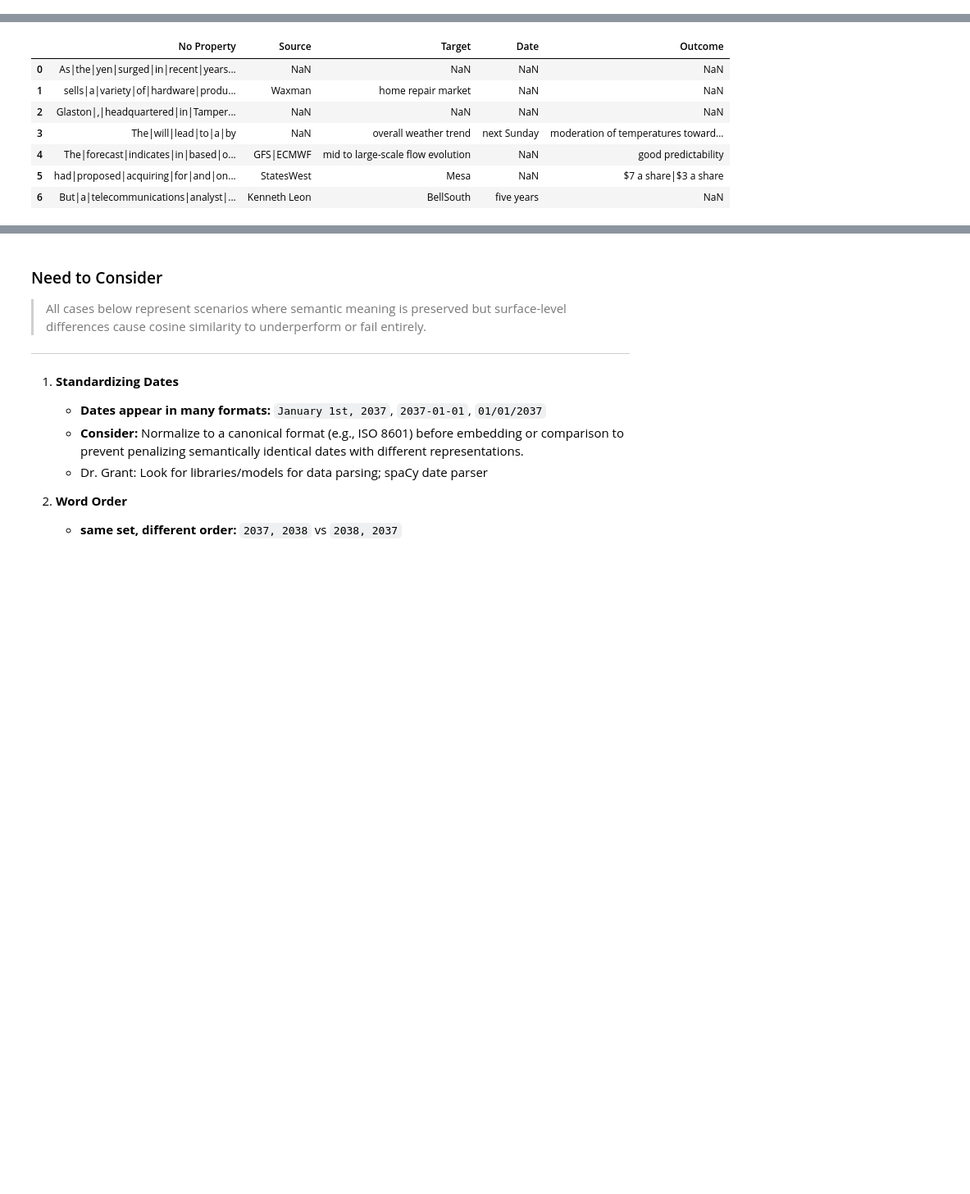
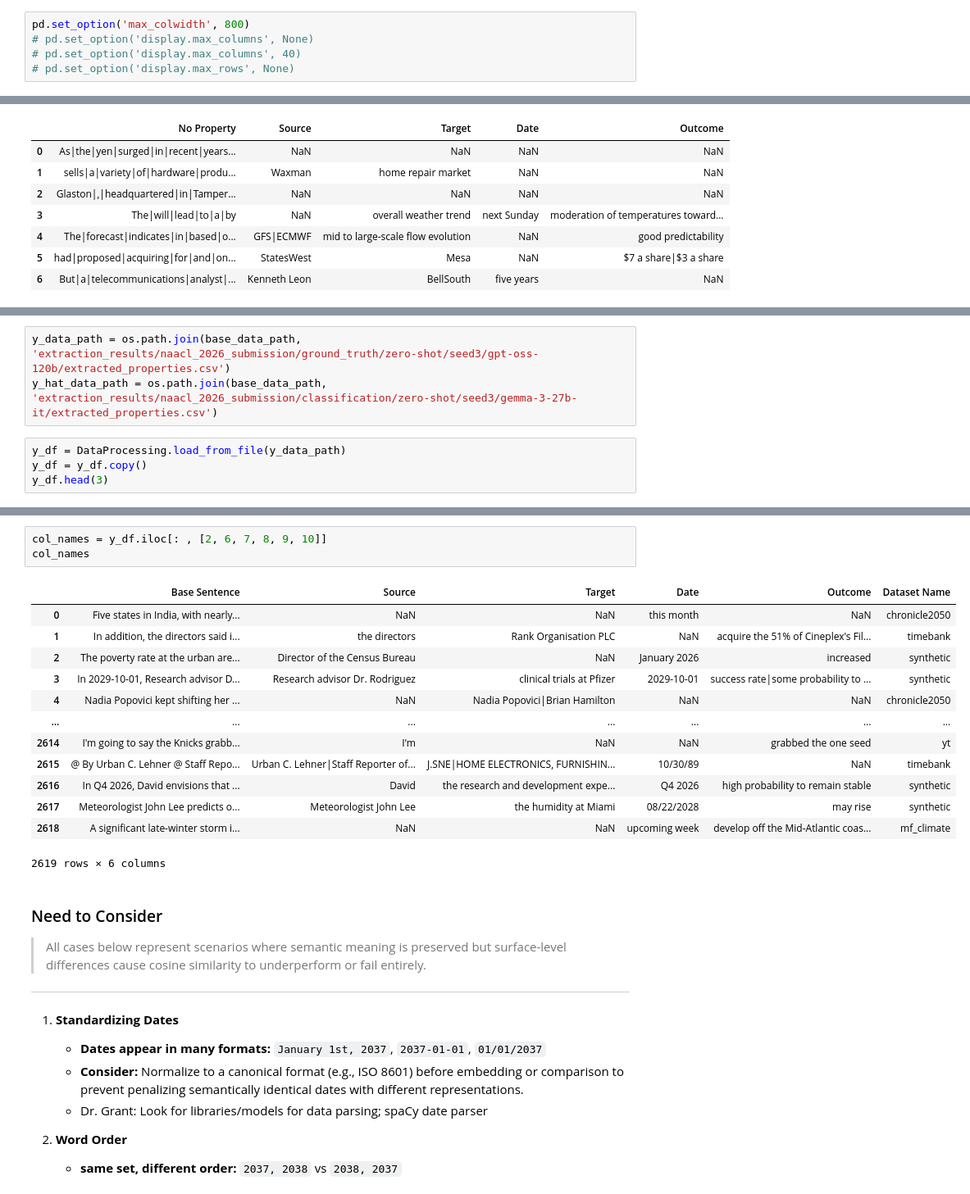
Before and after one commit to ufdatastudio/predictions, a Jupyter notebook: properties_extraction_experiments/evaluate_property_extraction_y_vs_llm.ipynb, the cells around one changed output, grey strips where cells are left out. Shown at 82% size. Drawn from its saved outputs; the diff is of its cells as text; blank space fills up the shorter version.

```diff
--- a/properties_extraction_experiments/evaluate_property_extraction_y_vs_llm.ipynb
+++ b/properties_extraction_experiments/evaluate_property_extraction_y_vs_llm.ipynb
@@ -20,6 +20,11 @@ sys.path.append(os.path.join(notebook_dir, '../'))
 from metrics import EvaluationMetric
 from data_processing import DataProcessing
 from feature_extraction import SpacyFeatureExtraction
+# %%
+pd.set_option('max_colwidth', 800)
+# pd.set_option('display.max_columns', None)
+# pd.set_option('display.max_columns', 40)
+# pd.set_option('display.max_rows', None)
 # %% [markdown]
 ## Load Data
 # %% [markdown]
@@ -53,0 +62,7 @@ col_names
+# %%
+y_data_path = os.path.join(base_data_path, 'extraction_results/naacl_2026_submission/ground_truth/zero-shot/seed3/gpt-oss-120b/extracted_properties.csv')
+y_hat_data_path = os.path.join(base_data_path, 'extraction_results/naacl_2026_submission/classification/zero-shot/seed3/gemma-3-27b-it/extracted_properties.csv')
+# %%
+y_df = DataProcessing.load_from_file(y_data_path)
+y_df = y_df.copy()
+y_df.head(3)
@@ -57,3 +83,20 @@ y_hat_df = df.copy()
+# %%
+col_names = y_df.iloc[: , [2, 6, 7, 8, 9, 10]]
+col_names
+# %% [output]
+|  | Base Sentence | Source | Target | Date | Outcome | Dataset Name |
+| 0 | Five states in India, with nearly... | NaN | NaN | this month | NaN | chronicle2050 |
+| 1 | In addition, the directors said i... | the directors | Rank Organisation PLC | NaN | acquire the 51% of Cineplex's Fil... | timebank |
+| 2 | The poverty rate at the urban are... | Director of the Census Bureau | NaN | January 2026 | increased | synthetic |
+| 3 | In 2029-10-01, Research advisor D... | Research advisor Dr. Rodriguez | clinical trials at Pfizer | 2029-10-01 | success rate|some probability to ... | synthetic |
+| 4 | Nadia Popovici kept shifting her ... | NaN | Nadia Popovici|Brian Hamilton | NaN | NaN | chronicle2050 |
+| ... | ... | ... | ... | ... | ... | ... |
+| 2614 | I'm going to say the Knicks grabb... | I'm | NaN | NaN | grabbed the one seed | yt |
+| 2615 | @ By Urban C. Lehner @ Staff Repo... | Urban C. Lehner|Staff Reporter of... | J.SNE|HOME ELECTRONICS, FURNISHIN... | 10/30/89 | NaN | timebank |
+| 2616 | In Q4 2026, David envisions that ... | David | the research and development expe... | Q4 2026 | high probability to remain stable | synthetic |
+| 2617 | Meteorologist John Lee predicts o... | Meteorologist John Lee | the humidity at Miami | 08/22/2028 | may rise | synthetic |
+| 2618 | A significant late-winter storm i... | NaN | NaN | upcoming week | develop off the Mid-Atlantic coas... | mf_climate |
+2619 rows × 6 columns
 # %% [markdown]
 ### Need to Consider
 
```
Also changed, not shown: parts of 11 cells of this notebook, 1 other file.
